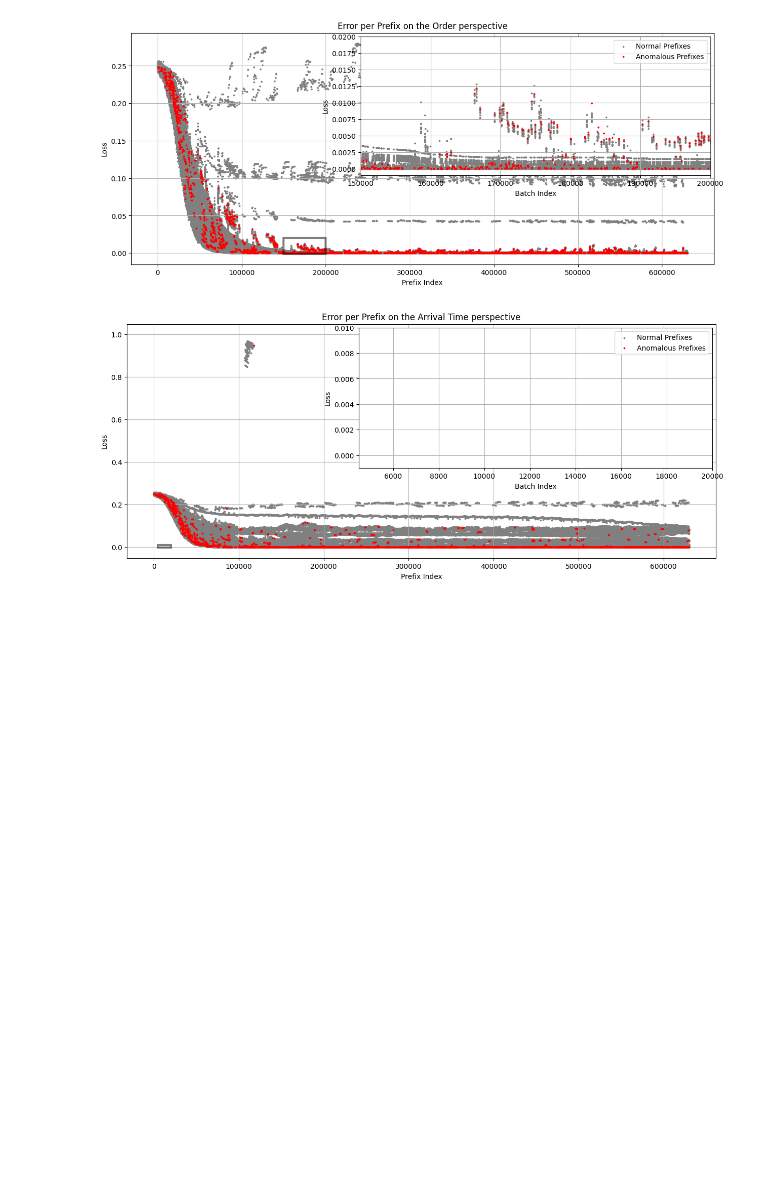
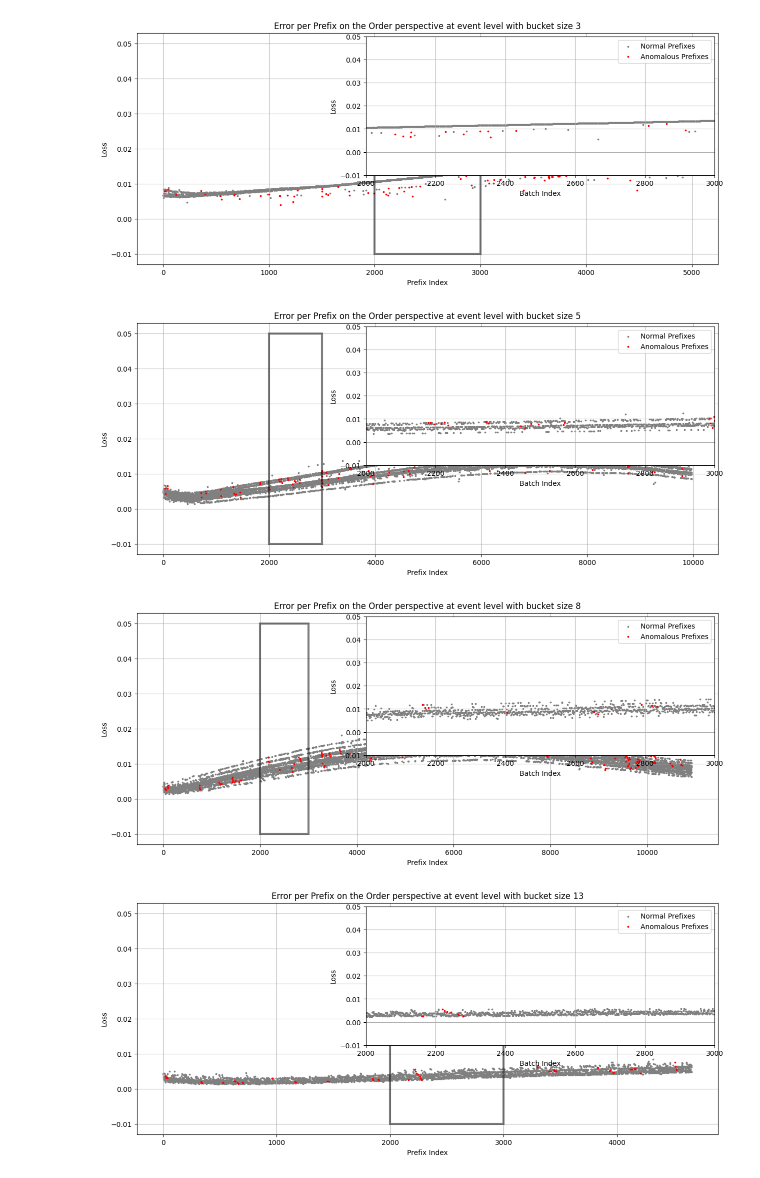
Before and after one commit to ronaldvandenbroek/BPAD, a Jupyter notebook: analysis/raw_results.ipynb, the cells around one changed output. Cells and saved outputs as stored; diff of their text form; code cells hidden in the pictures; blank space fills up the shorter version.

```diff
--- a/analysis/raw_results.ipynb
+++ b/analysis/raw_results.ipynb
@@ -206,19 +217,0 @@ results['labels_DAE_event'].reshape(-1, 4).shape
-# %%
-event_index = 0
-plot_losses_fancy(
-    results=results['result_DAE_event_Order'][:,event_index],
-    labels=results['labels_DAE_event'][:,event_index],
-    perspective=Perspective.ORDER,
-    zoom=[[11000,13000],[-0.001, 0.02]])
-event_index = 1
-plot_losses_fancy(
-    results=results['result_DAE_event_Order'][:,event_index],
-    labels=results['labels_DAE_event'][:,event_index],
-    perspective=Perspective.ORDER,
-    zoom=None)
-event_index = 12
-plot_losses_fancy(
-    results=results['result_DAE_event_Order'][:,event_index],
-    labels=results['labels_DAE_event'][:,event_index],
-    perspective=Perspective.ORDER,
-    zoom=None)
@@ -229,16 +218,20 @@ plot_losses_fancy(
-# %%
-plot_losses_fancy(
-    results=results['result_DAE_event_Order'].reshape(-1, 1),
-    labels=results['labels_DAE_event'].reshape(-1, 4),
-    perspective=Perspective.ORDER,
-    zoom=[[150000,200000],[-0.001, 0.02]])
-# %% [output]
-[figure, removed]
-# %%
-plot_losses_fancy(
-    results=results['result_DAE_event_Arrival Time'].reshape(-1, 1),
-    labels=results['labels_DAE_event'].reshape(-1, 4),
-    perspective=Perspective.ARRIVAL_TIME,
-    zoom=[[4500,20000],[-0.001, 0.01]])
-# %% [output]
-[figure, removed]
+# %%
+def bucket_plot_losses_event(results_name, labels_name, perspective, level, zoom=[[11000,13000],[-0.05, 0.2]], event_index=0):
+    for bucket in bucket_lengths:
+        plot_losses(
+            results=results[f'{results_name}_{bucket}'][:,event_index],
+            labels=results[f'{labels_name}_{bucket}'][:,event_index],
+            perspective=perspective, level=level, bucket=bucket, zoom=zoom)
+# %%
+bucket_plot_losses_event(
+    results_name='result_DAE_event_Order',
+    labels_name='labels_DAE_event',
+    perspective=Perspective.ORDER,
+    level='event',
+    zoom=[[2000,3000],[-0.01, 0.05]],
+    event_index=0)
+# %% [output]
+[figure, added]
+[figure, added]
+[figure, added]
+[figure, added]
```
Also changed, not shown: parts of 13 cells of this notebook, 7 other files.
